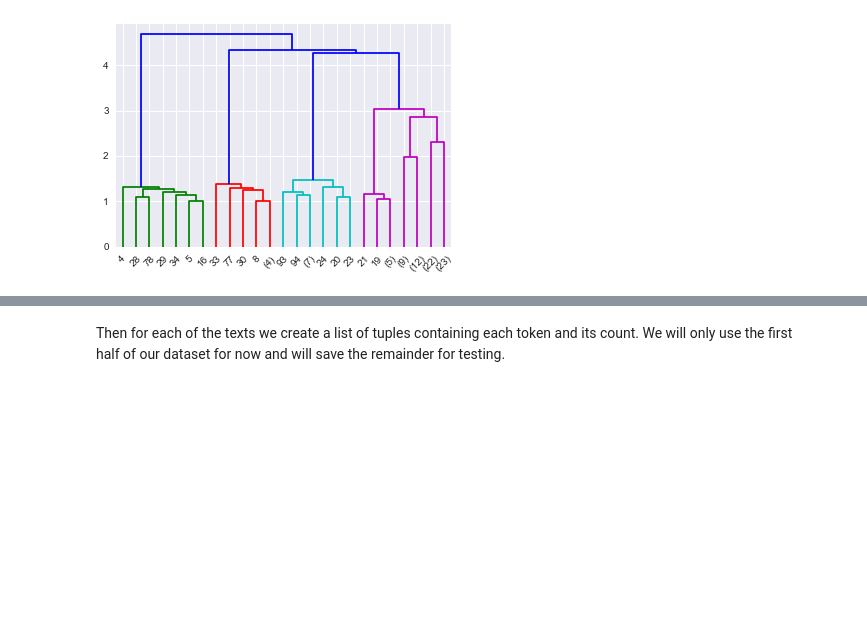
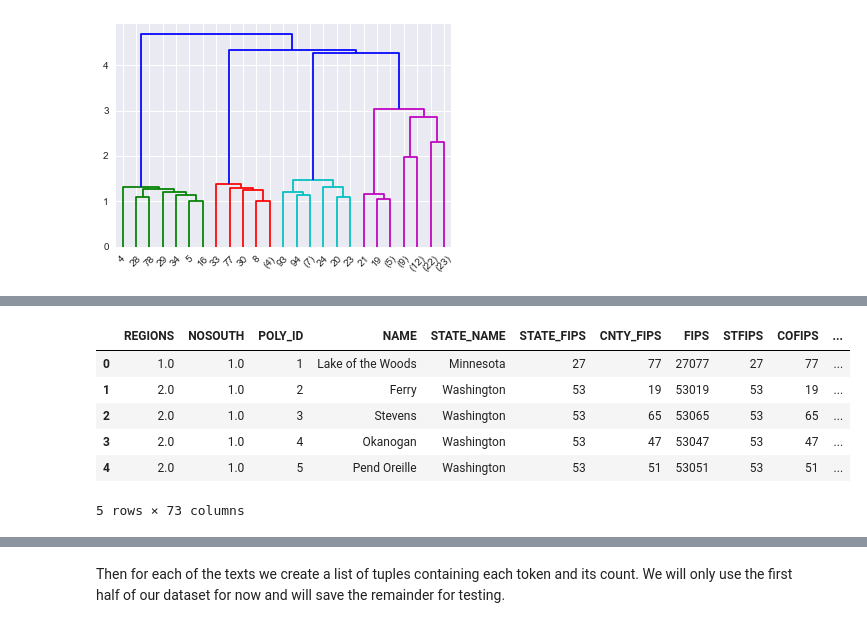
Before and after one commit to KnowledgeLab/augmentedintelligence, a Jupyter notebook: 2-Augmented-Perception/2-Augmented-Perception.ipynb, the cells around one changed output, grey strips where cells are left out. Drawn from its saved outputs; the diff is of its cells as text; code cells hidden in the pictures; blank space fills up the shorter version.

```diff
--- a/2-Augmented-Perception/2-Augmented-Perception.ipynb
+++ b/2-Augmented-Perception/2-Augmented-Perception.ipynb
@@ -726,0 +736,11 @@ ax = scipy.cluster.hierarchy.dendrogram(examplelinkage_matrix, p=5, truncate_mod
+# %%
+natregimesDF = pandas.read_csv('data/natregimes.csv')
+natregimesDF[:5]
+# %% [output]
+|  | REGIONS | NOSOUTH | POLY_ID | NAME | STATE_NAME | STATE_FIPS | CNTY_FIPS | FIPS | STFIPS | COFIPS | ... |
+| 0 | 1.0 | 1.0 | 1 | Lake of the Woods | Minnesota | 27 | 77 | 27077 | 27 | 77 | ... |
+| 1 | 2.0 | 1.0 | 2 | Ferry | Washington | 53 | 19 | 53019 | 53 | 19 | ... |
+| 2 | 2.0 | 1.0 | 3 | Stevens | Washington | 53 | 65 | 53065 | 53 | 65 | ... |
+| 3 | 2.0 | 1.0 | 4 | Okanogan | Washington | 53 | 47 | 53047 | 53 | 47 | ... |
+| 4 | 2.0 | 1.0 | 5 | Pend Oreille | Washington | 53 | 51 | 53051 | 53 | 51 | ... |
+5 rows × 73 columns
```
Also changed, not shown: parts of 23 cells of this notebook.
